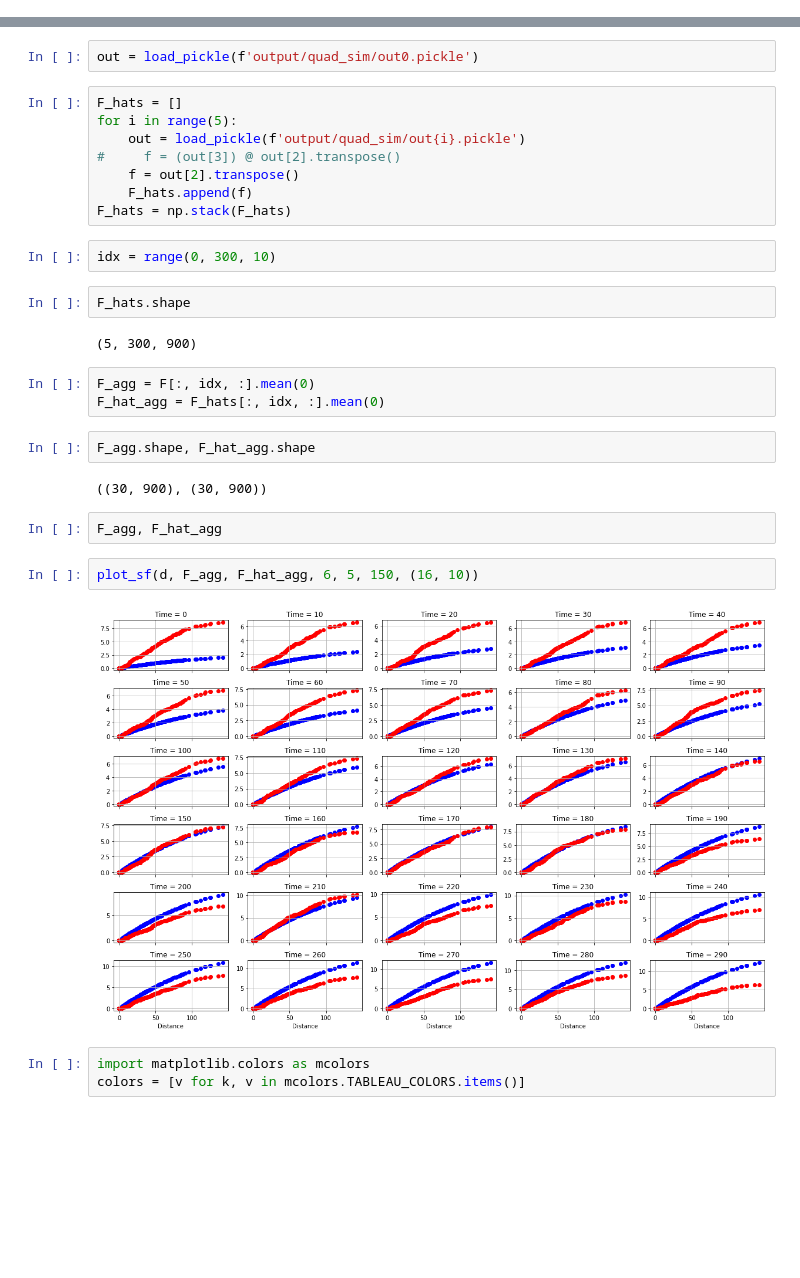
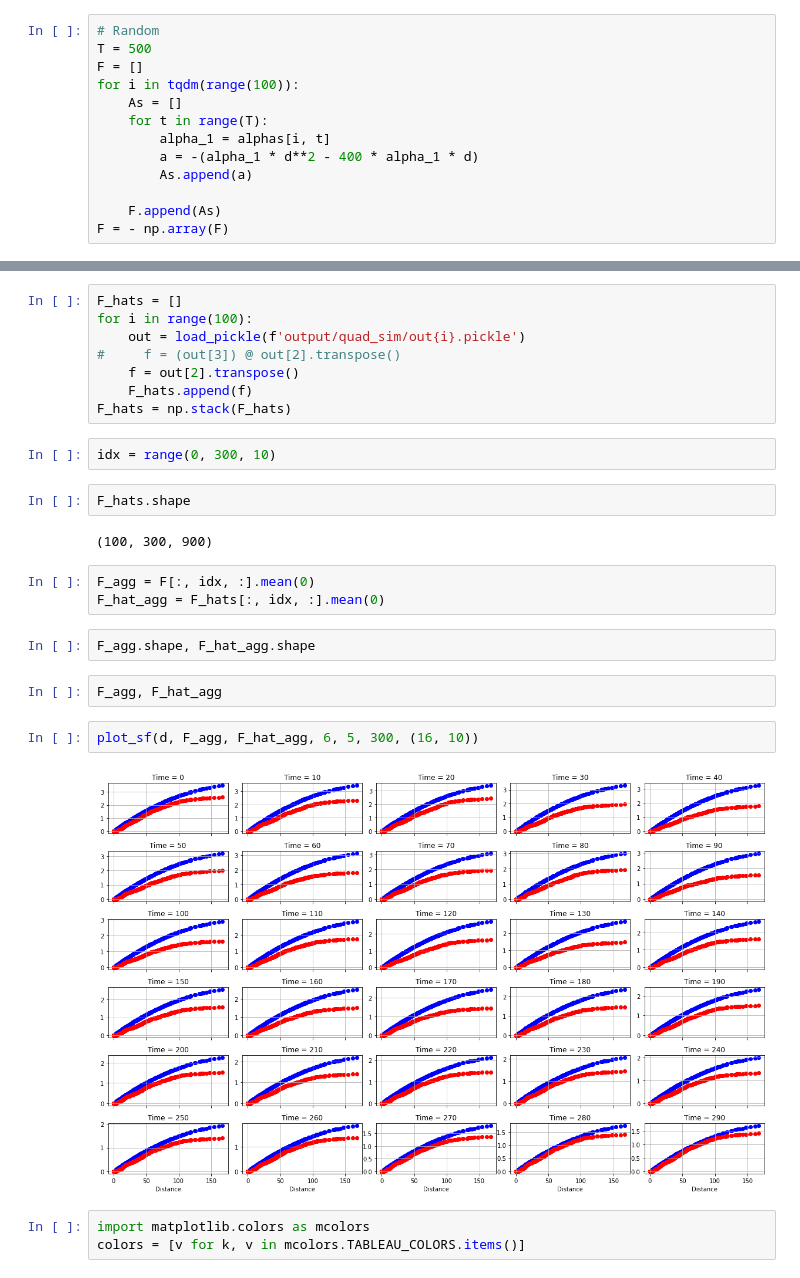
Before and after one commit to isVy08/ESTF, a Jupyter notebook: viz.ipynb, the cells around one changed output, grey strips where cells are left out. Saved outputs shown, nothing was run; the diff lists cells and outputs as text; blank space fills up the shorter version.

```diff
--- a/viz.ipynb
+++ b/viz.ipynb
@@ -156 +152,14 @@ F.shape
+# %%
+# Random
+T = 500
+F = []
+for i in tqdm(range(100)):
+    As = []
+    for t in range(T):
+        alpha_1 = alphas[i, t]
+        a = -(alpha_1 * d**2 - 400 * alpha_1 * d)
+        As.append(a)
+
+    F.append(As)
+F = - np.array(F)
 # %%
@@ -178,11 +184,9 @@ plt.show()
 plot_forecast(out[0], out[1], 6, 5, 300, 500, (16,7))
 # %% [markdown]
 ## 2. Shape function
-# %%
-out = load_pickle(f'output/quad_sim/out0.pickle')
 # %%
 F_hats = []
-for i in range(5):
+for i in range(100):
     out = load_pickle(f'output/quad_sim/out{i}.pickle')
 #     f = (out[3]) @ out[2].transpose()
     f = out[2].transpose()
@@ -193,20 +197,18 @@ idx = range(0, 300, 10)
 # %%
 F_hats.shape
 # %% [output]
-(5, 300, 900)
+(100, 300, 900)
 # %%
 F_agg = F[:, idx, :].mean(0)
 F_hat_agg = F_hats[:, idx, :].mean(0)
 # %%
 F_agg.shape, F_hat_agg.shape
-# %% [output]
-((30, 900), (30, 900))
-# %%
-F_agg, F_hat_agg
+# %%
+F_agg, F_hat_agg
 # %%
-plot_sf(d, F_agg, F_hat_agg, 6, 5, 150, (16, 10))
+plot_sf(d, F_agg, F_hat_agg, 6, 5, 300, (16, 10))
 # %% [output]
-[figure, old version]
+[figure, new version]
 # %%
 import matplotlib.colors as mcolors
 colors = [v for k, v in mcolors.TABLEAU_COLORS.items()]
```
Also changed, not shown: parts of 8 cells of this notebook, 2 other files.
